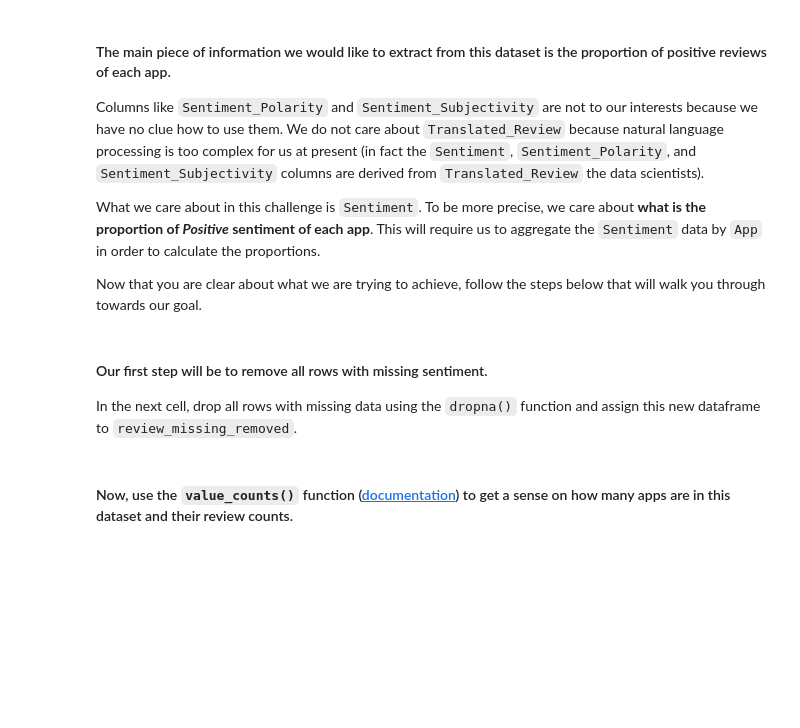
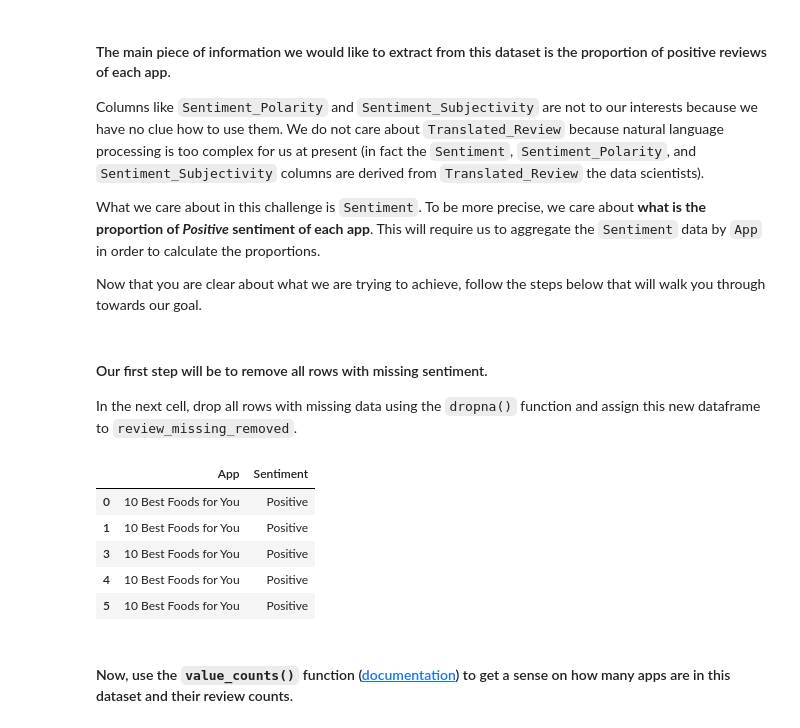
Before and after one commit to ta-data-bcn/lab-supervised-learning-feature-extraction, a Jupyter notebook: your-code/notebooks/main.ipynb, the cells around one changed output. Cells and saved outputs as stored; diff of their text form; code cells hidden in the pictures; blank space fills up the shorter version.

```diff
--- a/your-code/notebooks/main.ipynb
+++ b/your-code/notebooks/main.ipynb
@@ -454,6 +463,17 @@ Now that you are clear about what we are trying to achieve, follow the steps bel
 In the next cell, drop all rows with missing data using the `dropna()` function and assign this new dataframe to `review_missing_removed`.
 # %%
 # Your code here:
+review_missing_removed = google_reviews.dropna()
+# %%
+review_missing_removed = review_missing_removed[["App", "Sentiment"]]
+review_missing_removed.head()
+# %% [output]
+|  | App | Sentiment |
+| 0 | 10 Best Foods for You | Positive |
+| 1 | 10 Best Foods for You | Positive |
+| 3 | 10 Best Foods for You | Positive |
+| 4 | 10 Best Foods for You | Positive |
+| 5 | 10 Best Foods for You | Positive |
 # %% [markdown]
 #### Now, use the `value_counts()` function ([documentation](https://pandas.pydata.org/pandas-docs/stable/generated/pandas.Series.value_counts.html)) to get a sense on how many apps are in this dataset and their review counts.
 # %%
```
Also changed, not shown: parts of 4 cells of this notebook.
